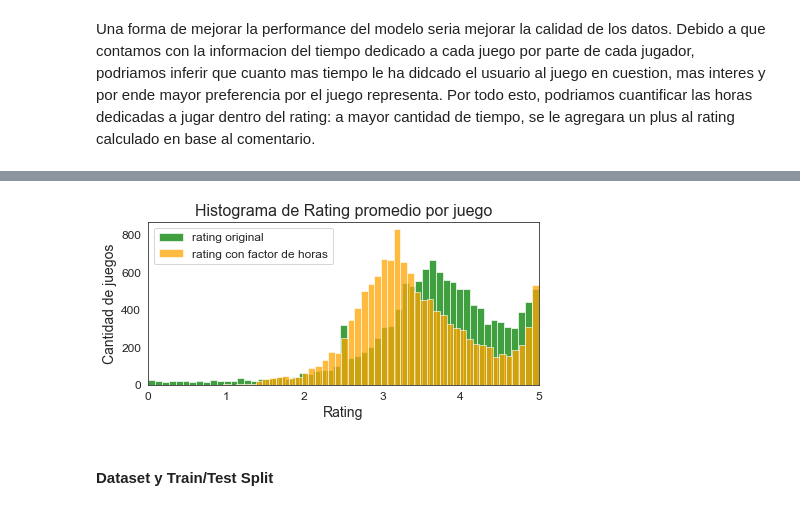
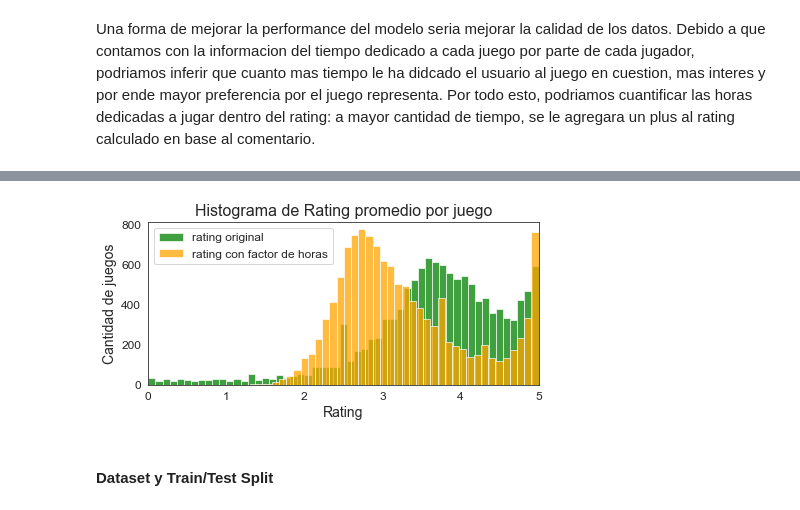
Before and after one commit to jmquintana/data_science_sprint_3, a Jupyter notebook: JoseQuintana_DS_Proyecto_03_SR.ipynb, the cells around one changed output, grey strips where cells are left out. Saved outputs shown, nothing was run; the diff lists cells and outputs as text; code cells hidden in the pictures.

```diff
--- a/JoseQuintana_DS_Proyecto_03_SR.ipynb
+++ b/JoseQuintana_DS_Proyecto_03_SR.ipynb
@@ -1050,7 +1002,7 @@ df_reviews2.shape
 # cada usuario dedico a jugar ese juego en particular. Así, si jugó muchas horas
 # el 'hr_factor' estará más cerca de 1 y si jugo muy poco, estará más cerca de -1
 
-df_reviews2['hr_factor'] = np.minimum((df_reviews2['hours']-df_reviews2['minimo'])/(df_reviews2['maximo']-df_reviews2['minimo'])*2-1, 1)
-df_reviews2['hr_factor'] = df_reviews2['hr_factor'].fillna(0)
-df_reviews2
+df_reviews['hr_factor'] = np.minimum((df_reviews['hours']-df_reviews['minimo'])/(df_reviews['maximo']-df_reviews['minimo'])*2-1, 1)
+df_reviews['hr_factor'] = df_reviews['hr_factor'].fillna(0)
+df_reviews[['username', 'product_id', 'text', 'user_id', 'cleaned_text', 'polarity', 'rating', 'hours', 'minimo', 'maximo', 'hr_factor', 'hr_rating']]
 # %% [output]
@@ -1095,0 +1064,2 @@ plt.show()
+# %%
+df_reviews['hr_rating'] = df_reviews['polarity'] + df_reviews['hr_factor']
@@ -1096,15 +1068,15 @@ plt.show()
 # %%
 # Creamos la columna 'hr_rating' como la suma del 'rating' y 'hr_factor'
-df_reviews2['hr_rating'] = df_reviews2['rating'] + df_reviews2['hr_factor']
 
 # Y normalizamos entre 0 y 5
-df_reviews2['hr_rating'] = scaler.fit_transform(df_reviews2[['hr_rating']])
+df_reviews['hr_rating'] = scaler.fit_transform(df_reviews[['hr_rating']])
 
 # Finalmente observamos la distribucion
 plt.figure(figsize=(7,3))
-sns.histplot(data=df_reviews2, x='rating', color='green', label='rating original')
-sns.histplot(data=df_reviews2, x='hr_rating', color='orange', label='rating con factor de horas')
+sns.histplot(data=df_reviews, x='rating', color='green', label='rating original', bins=50)
+sns.histplot(data=df_reviews, x='hr_rating', color='orange', label='rating con factor de horas', bins=50)
 plt.title('Histograma de Rating por review')
+plt.legend()
 plt.ylabel('Cantidad de reviews')
 plt.xlabel('Rating')
 plt.xticks(rotation=0)
@@ -1115,8 +1087,9 @@ plt.show()
 # %%
 # Recalculamos el 'rating' promedio por juego
-df_ratings2 = df_2.groupby('product_id').agg({'hr_rating':['count','mean']}).reset_index()
-df_ratings2.columns = ['product_id', 'count', 'mean']
-df_ratings2.sort_values(by='mean', ascending=False, inplace=True)
-df_ratings2.reset_index(inplace=True, drop=True)
-df_ratings2
+df_ratings = df_reviews.groupby('product_id').agg({'rating':['count','mean'], 'hr_rating':['mean']}).reset_index()
+df_ratings.columns = ['product_id', 'count', 'rating_mean', 'hr_rating_mean']
+df_ratings.sort_values(by='hr_rating_mean', ascending=False, inplace=True)
+df_ratings.reset_index(inplace=True, drop=True)
+
+df_ratings
 # %% [output]
@@ -1138,11 +1111,10 @@ df_ratings2
 # Ahora vamos a graficar la comparacion entre las distribuciones
 # de 'ratings' y 'hr_ratings'
 df_filter = df_ratings[df_ratings['count'] >= 1]
-df_filter2 = df_ratings2[df_ratings2['count'] >= 1]
 
 plt.figure(figsize=(7,3))
-sns.histplot(data=df_filter, x='mean', color='green', label='rating original')
-sns.histplot(data=df_filter2, x='mean', color='orange', label='rating con factor de horas')
+sns.histplot(data=df_filter, x='rating_mean', color='green', label='rating original')
+sns.histplot(data=df_filter, x='hr_rating_mean', color='orange', label='rating con factor de horas')
 plt.title('Histograma de Rating promedio por juego')
 plt.legend()
 plt.ylabel('Cantidad de juegos')
@@ -1155,3 +1127,3 @@ plt.show()
-[figure, old version]
+[figure, new version]
 # %% [markdown]
 #### Dataset y Train/Test Split
```
Also changed, not shown: parts of 111 cells of this notebook.
